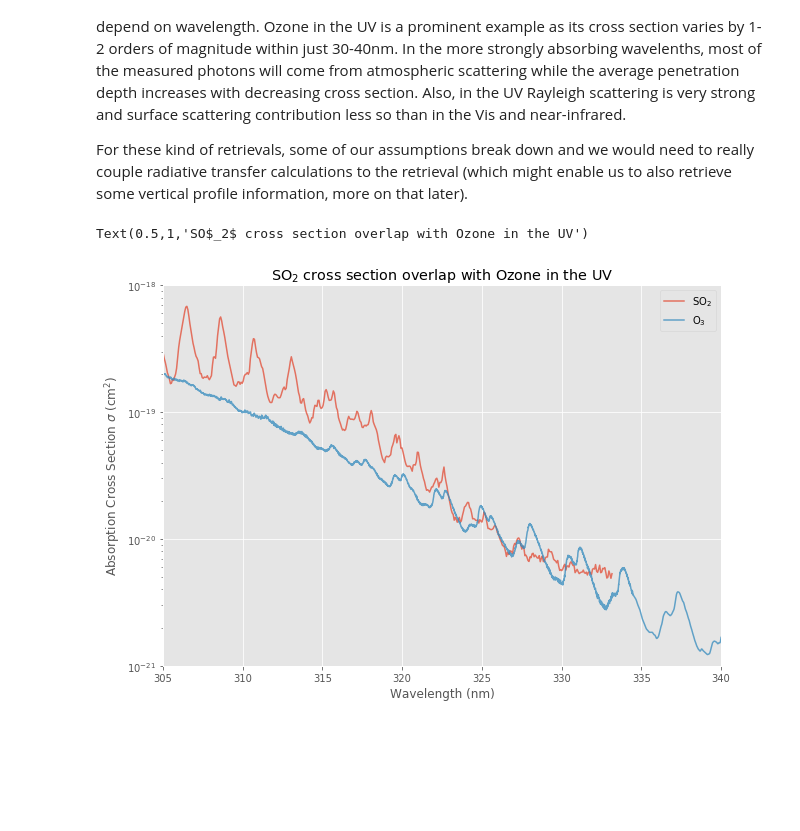
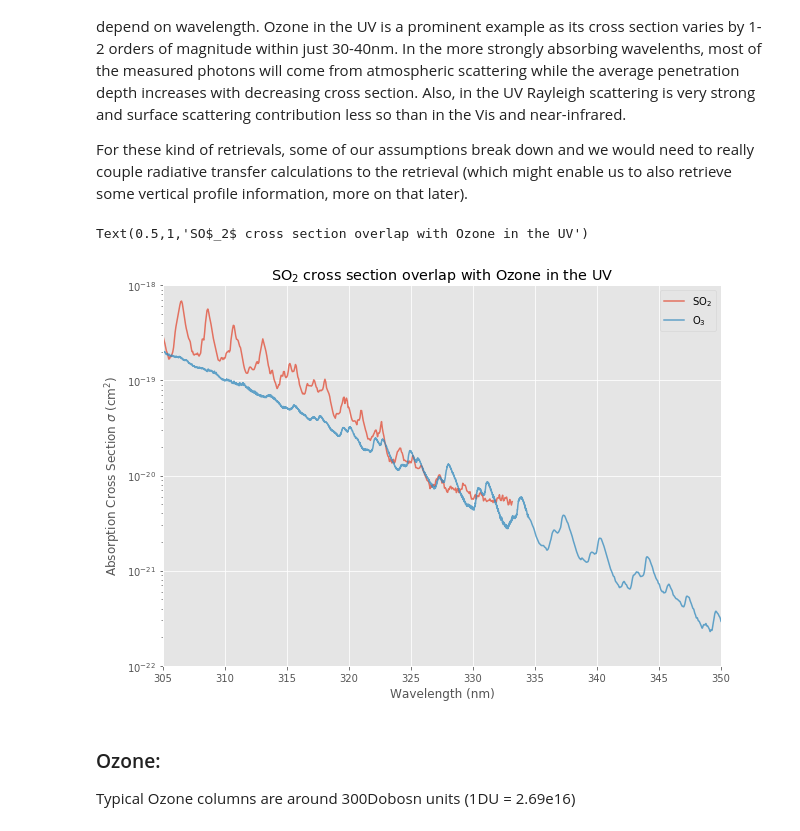
Before and after one commit to cfranken/ESE156, a Jupyter notebook: Week1/notebooks/ESE156_Example2_SpectralFits.ipynb, the cells around one changed output. Cells and saved outputs as stored; diff of their text form; code cells hidden in the pictures; blank space fills up the shorter version.

```diff
--- a/Week1/notebooks/ESE156_Example2_SpectralFits.ipynb
+++ b/Week1/notebooks/ESE156_Example2_SpectralFits.ipynb
@@ -174,13 +206,16 @@ For these kind of retrievals, some of our assumptions break down and we would ne
 # %%
 plt.semilogy(so2[:,0], so2[:,1],label='SO$_2$', alpha=0.75)
 plt.semilogy(o3[:,0], o3[:,1],label='O$_3$', alpha=0.75)
 
-plt.xlim((305,340))
-plt.ylim((1e-21,1e-18))
+plt.xlim((305,350))
+plt.ylim((1e-22,1e-18))
 plt.legend(loc=0)
 plt.xlabel('Wavelength (nm)')
 plt.ylabel('Absorption Cross Section $\sigma$ (cm$^2$)')
 plt.title('SO$_2$ cross section overlap with Ozone in the UV')
 # %% [output]
 Text(0.5,1,'SO$_2$ cross section overlap with Ozone in the UV')
-[figure, old version]
+[figure, new version]
+# %% [markdown]
+### Ozone:
+Typical Ozone columns are around 300Dobosn units (1DU = 2.69e16)
```
Also changed, not shown: parts of 16 cells of this notebook.
